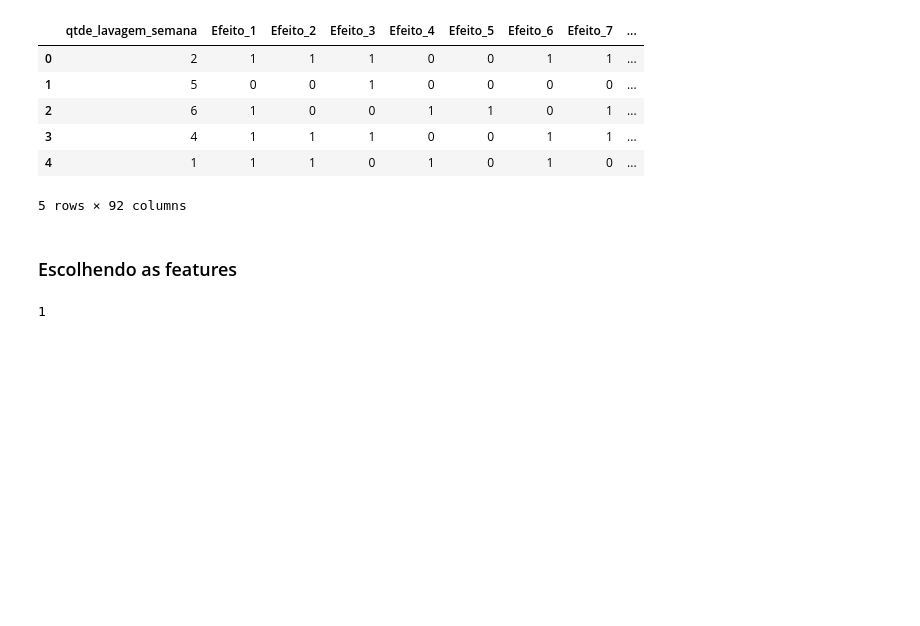
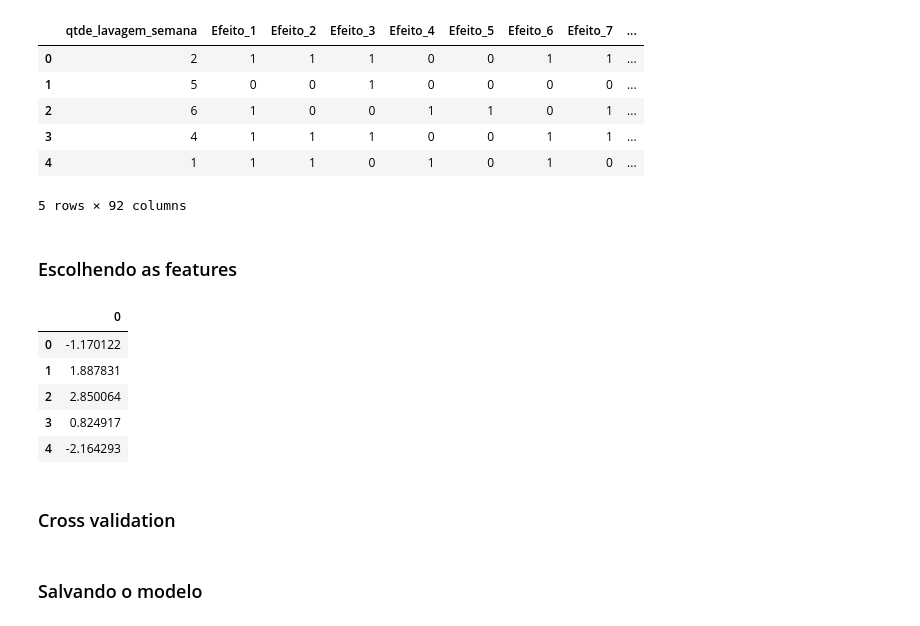
Before and after one commit to AdailtonHolanda/teste, a Jupyter notebook: Teste.ipynb, the cells around one changed output. Saved outputs shown, nothing was run; the diff lists cells and outputs as text; code cells hidden in the pictures; blank space fills up the shorter version.

Commit message:
Finalizando o treinamento.

```diff
--- a/Teste.ipynb
+++ b/Teste.ipynb
@@ -339,5 +317,3 @@ data_final.head()
 | 3 | 4 | 1 | 1 | 1 | 0 | 0 | 1 | 1 | ... |
 | 4 | 1 | 1 | 1 | 0 | 1 | 0 | 1 | 0 | ... |
 5 rows × 92 columns
-# %% [markdown]
-### Escolhendo as features
@@ -347,39 +319,0 @@ y = data_final["target"]
-# %%
-## Modelo rf
-modelo = rf()
-# Número de Features Previsoras
-lista=np.arange(1,8)
-## Melhor score iniciando em 0
-melhor_score=0
-## Variável para armazenar o número ótimo de features
-nf=0
-## Lista vazia dos scores
-lista_score =[]
-c = 0
-## Loop
-for i in range(len(lista)):
-    c+=1
-    print(c)
-    ## Divisão treino e teste
-    X_treino, X_teste, Y_treino, Y_teste = train_test_split(x, y, test_size = 0.3, random_state = 0)
-    ## RF
-    modelo = rf()
-    ## RFE
-    rfe = RFE(modelo,lista[i])
-    ## Fit transform no treino
-    X_treino_rfe = rfe.fit_transform(X_treino,Y_treino)
-    X_teste_rfe = rfe.transform(X_teste)
-    ## Treinando com X_treino_rfe e Y_treino
-    modelo.fit(X_treino_rfe,Y_treino)
-    ## Score do treinamento
-    score = modelo.score(X_teste_rfe,Y_teste)
-    ## Armazenando resultados na lista vazia
-    lista_score.append(score)
-    ## Observando o melhor score dentre todos e nº ideal de features
-    if(score > melhor_score):
-        melhor_score = score
-        nf = lista[i]
-print("Numero ideal de features: %d" %nf)
-print("Score com %d features: %f" % (nf, melhor_score))
-# %% [output]
-1
@@ -401,0 +320,29 @@ print(features_selecionadas_rfe)
+# %% [markdown]
+### Escolhendo as features
+# %%
+# Separando as variáveis dos alvos
+x = data_final.drop(columns=["target"])
+y = data_final["target"]
+
+# Aplicando PCA para redução de dimensionalidade. Como o conjunto de dados é bem grande e as transformações feitas
+# fizeram surgir novas colunas foi aplicado PCA para redução de dimensionalidade com uma perca reduzida 0.5 nas informações
+# iniciais.
+# Devido ao tempo também não foi possível investigar outras possíveis técnicas para escolha de features.
+
+pca = PCA(.01)
+principalComponents = pca.fit_transform(x)
+data_final = pd.DataFrame(data = principalComponents)
+data_final.head()
+
+x = data_final
+
+x, x_teste, y, y_teste = train_test_split(x, y, test_size = 0.1, random_state = 0)
+# %% [output]
+|  | 0 |
+| 0 | -1.170122 |
+| 1 | 1.887831 |
+| 2 | 2.850064 |
+| 3 | 0.824917 |
+| 4 | -2.164293 |
+# %% [markdown]
+### Cross validation
@@ -401,0 +357,2 @@ print(features_selecionadas_rfe)
+# %% [markdown]
+### Salvando o modelo
```
Also changed, not shown: parts of 14 cells of this notebook, 2 other files.
